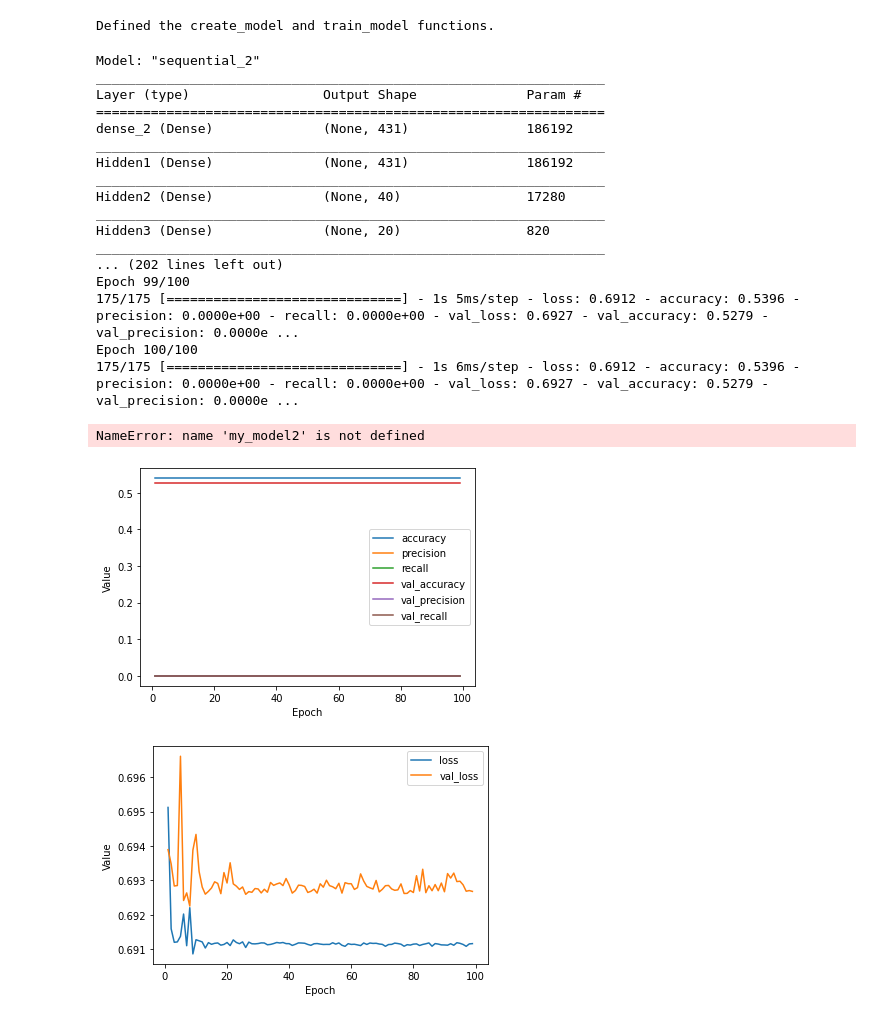
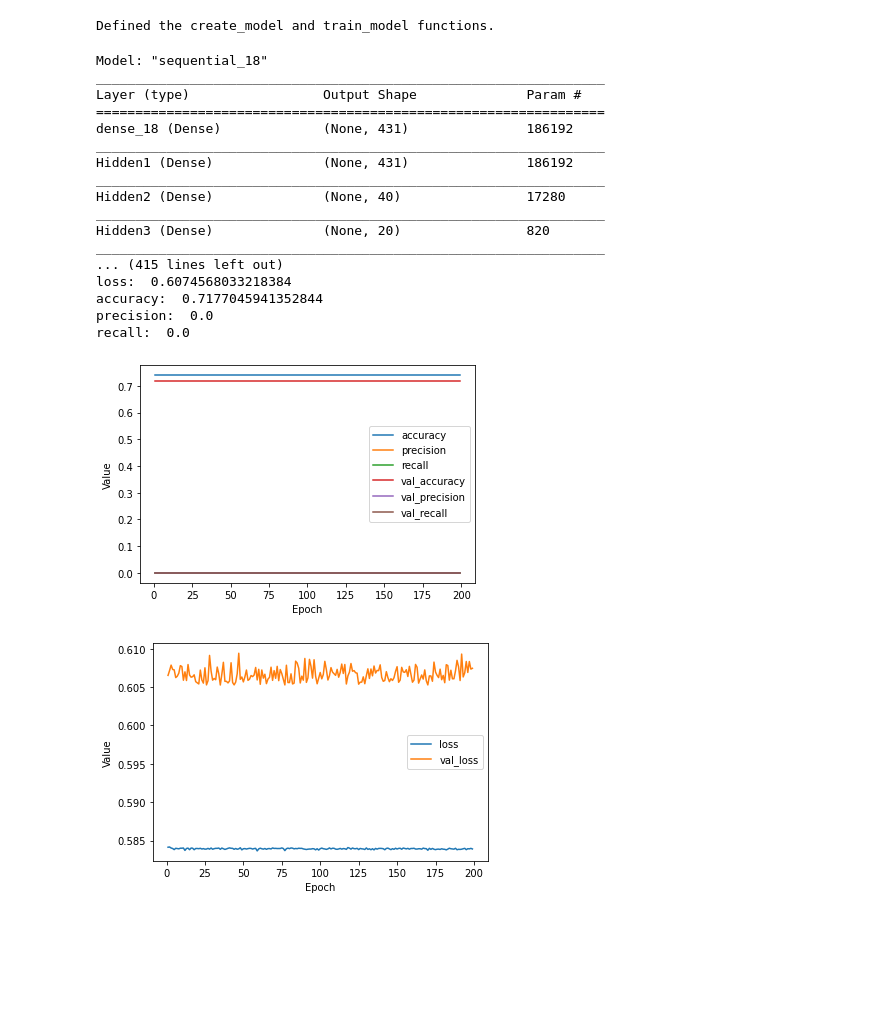
Before and after one commit to googleinterns/activity-recognition, a Jupyter notebook: location/lbs/activity/audioset/training/training_rms_dnn.ipynb, the cells around one changed output. Drawn from its saved outputs; the diff is of its cells as text; code cells hidden in the pictures; blank space fills up the shorter version.

```diff
--- a/location/lbs/activity/audioset/training/training_rms_dnn.ipynb
+++ b/location/lbs/activity/audioset/training/training_rms_dnn.ipynb
@@ -284,10 +287,14 @@ Defined the create_model and train_model functions.
 # %%
 # The following variables are the hyperparameters.
 learning_rate = 0.001
-epochs = 500
+epochs = 100
 batch_size = 25
 classification_threshold = 0.70
 label_name = "label"
+
+list_of_hyperparameters = [learning_rate, epochs, batch_size,
+                           classification_threshold,
+                           label_name]
 
 # Here is the updated definition of METRICS:
 METRICS = [
@@ -310,8 +317,8 @@ epochs, hist = train_model(my_model, x_train, y_train, epochs,
 
 # Plot metrics vs. epochs
 list_of_metrics_to_plot = ['accuracy', "precision", "recall", 'val_accuracy', 'val_precision', 'val_recall']
-plot_curve(epochs, hist, list_of_metrics_to_plot)
-plot_curve(epochs, hist, ['loss', 'val_loss'])
+plot_curve(epochs, hist, list_of_metrics_to_plot, 'example_dest_dir/training_rms_dnn/', filename, list_of_hyperparameters)
+plot_curve(epochs, hist, ['loss', 'val_loss'], 'example_dest_dir/training_rms_dnn/', filename, list_of_hyperparameters)
 
 training_performance =  my_model.evaluate(x_train, y_train, verbose=0)
 print('Training Performance')
@@ -383,13 +390,13 @@ def create_model(my_learning_rate, my_metrics):
     # Implement L2 regularization in the first hidden layer.
     model.add(tf.keras.layers.Dense(units=431,
                                   activation='relu',
-                                  kernel_regularizer=tf.keras.regularizers.l2(0.06),
+                                  kernel_regularizer=tf.keras.regularizers.l2(0.05),
                                   name='Hidden1'))
 
     # Implement L2 regularization in the second hidden layer.
     model.add(tf.keras.layers.Dense(units=40,
                                   activation='relu',
-                                  kernel_regularizer=tf.keras.regularizers.l2(0.06),
+                                  kernel_regularizer=tf.keras.regularizers.l2(0.05),
                                   name='Hidden2'))
 
     # Funnel the regression value through a sigmoid function.
@@ -429,10 +436,14 @@ Defined the create_model and train_model functions.
 # %%
 # The following variables are the hyperparameters.
 learning_rate = 0.001
-epochs = 500
+epochs = 250
 batch_size = 25
 classification_threshold = 0.70
 label_name = "label"
+
+list_of_hyperparameters = [learning_rate, epochs, batch_size,
+                           classification_threshold,
+                           label_name]
 
 # Here is the updated definition of METRICS:
 METRICS = [
@@ -455,8 +466,8 @@ epochs, hist = train_model(my_model, x_train, y_train, epochs,
 
 # Plot metrics vs. epochs
 list_of_metrics_to_plot = ['accuracy', "precision", "recall", 'val_accuracy', 'val_precision', 'val_recall']
-plot_curve(epochs, hist, list_of_metrics_to_plot)
-plot_curve(epochs, hist, ['loss', 'val_loss'])
+plot_curve(epochs, hist, list_of_metrics_to_plot, 'example_dest_dir/training_rms_dnn/', filename, list_of_hyperparameters)
+plot_curve(epochs, hist, ['loss', 'val_loss'], 'example_dest_dir/training_rms_dnn/', filename, list_of_hyperparameters)
 
 training_performance =  my_model.evaluate(x_train, y_train, verbose=0)
 print('Training Performance')
@@ -528,19 +540,19 @@ def create_model(my_learning_rate, my_metrics):
     # Implement L2 regularization in the first hidden layer.
     model.add(tf.keras.layers.Dense(units=431,
                                   activation='relu',
-                                  kernel_regularizer=tf.keras.regularizers.l2(0.005),
+                                  kernel_regularizer=tf.keras.regularizers.l2(0.05),
                                   name='Hidden1'))
 
     # Implement L2 regularization in the second hidden layer.
     model.add(tf.keras.layers.Dense(units=40,
                                   activation='relu',
-                                  kernel_regularizer=tf.keras.regularizers.l2(0.005),
+                                  kernel_regularizer=tf.keras.regularizers.l2(0.05),
                                   name='Hidden2'))
 
     # Implement L2 regularization in the third hidden layer.
     model.add(tf.keras.layers.Dense(units=20,
                                   activation='relu',
-                                  kernel_regularizer=tf.keras.regularizers.l2(0.005),
+                                  kernel_regularizer=tf.keras.regularizers.l2(0.05),
                                   name='Hidden3'))
 
     # Funnel the regression value through a sigmoid function.
@@ -580,10 +592,14 @@ Defined the create_model and train_model functions.
 # %%
 # The following variables are the hyperparameters.
 learning_rate = 0.002
-epochs = 100
+epochs = 200
 batch_size = 50
 classification_threshold = 0.70
 label_name = "label"
+
+list_of_hyperparameters = [learning_rate, epochs, batch_size,
+                           classification_threshold,
+                           label_name]
 
 # Here is the updated definition of METRICS:
 METRICS = [
@@ -606,44 +622,43 @@ epochs, hist = train_model(my_model, x_train, y_train, epochs,
                           label_name, batch_size, validation_data=(x_val, y_val))
 
 # Plot metrics vs. epochs
 list_of_metrics_to_plot = ['accuracy', "precision", "recall", 'val_accuracy', 'val_precision', 'val_recall']
-plot_curve(epochs, hist, list_of_metrics_to_plot)
-plot_curve(epochs, hist, ['loss', 'val_loss'])
+plot_curve(epochs, hist, list_of_metrics_to_plot, 'example_dest_dir/training_rms_dnn/', filename, list_of_hyperparameters)
+plot_curve(epochs, hist, ['loss', 'val_loss'], 'example_dest_dir/training_rms_dnn/', filename, list_of_hyperparameters)
 
-training_performance =  my_model2.evaluate(x_train, y_train, verbose=0)
+training_performance =  my_model.evaluate(x_train, y_train, verbose=0)
 print('Training Performance')
 print('---------------------------------')
 print('loss: ', training_performance[0])
 print('accuracy: ', training_performance[1])
 print('precision: ', training_performance[2])
 print('recall: ', training_performance[3])
 print()
 
-validation_performance =  my_model2.evaluate(x_val, y_val, verbose=0)
+validation_performance =  my_model.evaluate(x_val, y_val, verbose=0)
 print('Validation Performance')
 print('---------------------------------')
 print('loss: ', validation_performance[0])
 print('accuracy: ', validation_performance[1])
 print('precision: ', validation_performance[2])
 print('recall: ', validation_performance[3])
 # %% [output]
-Model: "sequential_2"
+Model: "sequential_18"
 _________________________________________________________________
 Layer (type)                 Output Shape              Param #
 =================================================================
-dense_2 (Dense)              (None, 431)               186192
+dense_18 (Dense)             (None, 431)               186192
 _________________________________________________________________
 Hidden1 (Dense)              (None, 431)               186192
 _________________________________________________________________
 Hidden2 (Dense)              (None, 40)                17280
 _________________________________________________________________
 Hidden3 (Dense)              (None, 20)                820
 _________________________________________________________________
-... (202 lines left out)
-Epoch 99/100
-175/175 [==============================] - 1s 5ms/step - loss: 0.6912 - accuracy: 0.5396 - precision: 0.0000e+00 - recall: 0.0000e+00 - val_loss: 0.6927 - val_accuracy: 0.5279 - val_precision: 0.0000e ...
-Epoch 100/100
-175/175 [==============================] - 1s 6ms/step - loss: 0.6912 - accuracy: 0.5396 - precision: 0.0000e+00 - recall: 0.0000e+00 - val_loss: 0.6927 - val_accuracy: 0.5279 - val_precision: 0.0000e ...
+... (415 lines left out)
+loss:  0.6074568033218384
+accuracy:  0.7177045941352844
+precision:  0.0
+recall:  0.0
-NameError: name 'my_model2' is not defined
-[figure, old version]
+[figure, new version]
-[figure, old version]
+[figure, new version]
```
Also changed, not shown: parts of 13 cells of this notebook, 1 other file.
